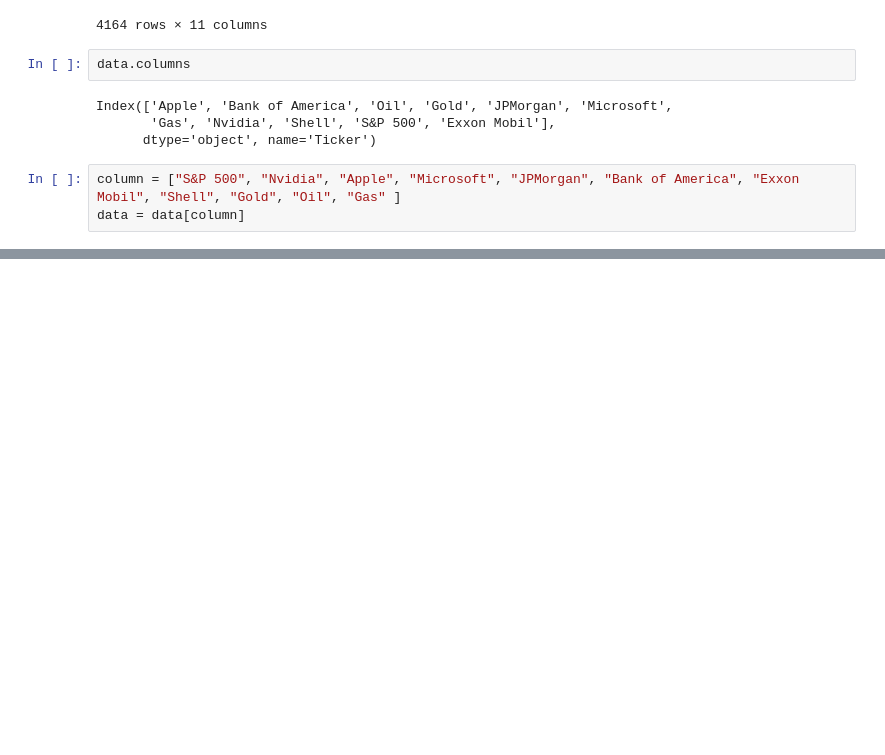
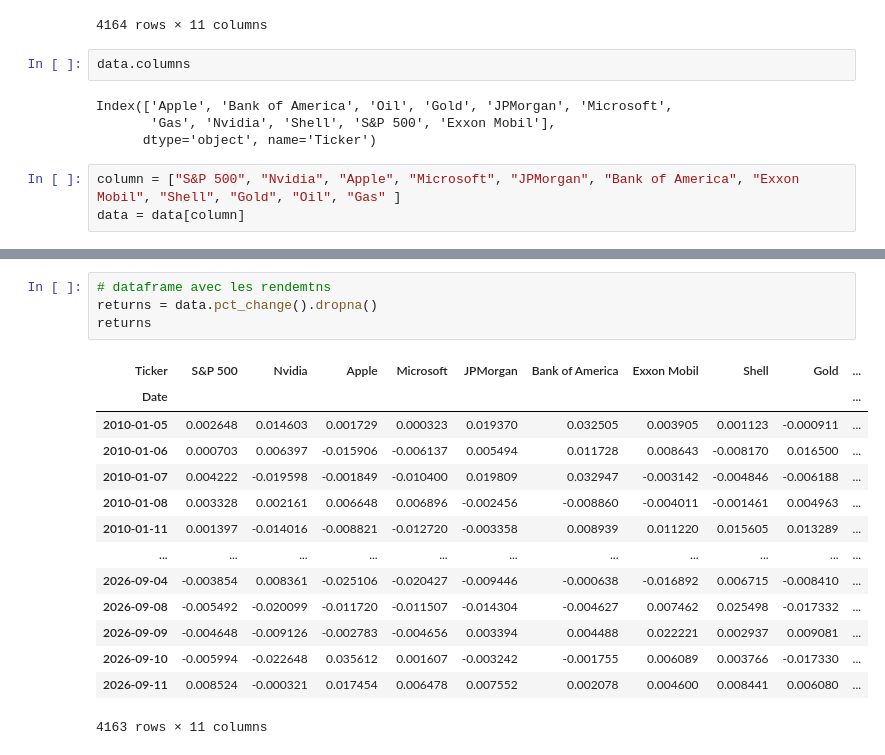
Before and after one commit to rakotoan/Crash-Metrics, a Jupyter notebook: Crash_Metrics.ipynb, the cells around one changed output, grey strips where cells are left out. Cells and saved outputs as stored; diff of their text form; blank space fills up the shorter version.

```diff
--- a/Crash_Metrics.ipynb
+++ b/Crash_Metrics.ipynb
@@ -199,3 +199,22 @@ data
 | 2026-09-10 | 757.830017 | 218.360001 | 326.570007 | 492.440002 | 353.559998 | 62.560001 | 165.229996 | 95.959999 | 396.359985 | ... |
 | 2026-09-11 | 764.289978 | 218.289993 | 332.269989 | 495.630005 | 356.230011 | 62.689999 | 165.990005 | 96.769997 | 398.769989 | ... |
 4164 rows × 11 columns
+# %%
+# dataframe avec les rendemtns
+returns = data.pct_change().dropna()
+returns
+# %% [output]
+| Ticker | S&P 500 | Nvidia | Apple | Microsoft | JPMorgan | Bank of America | Exxon Mobil | Shell | Gold | ... |
+| Date |  |  |  |  |  |  |  |  |  | ... |
+| 2010-01-05 | 0.002648 | 0.014603 | 0.001729 | 0.000323 | 0.019370 | 0.032505 | 0.003905 | 0.001123 | -0.000911 | ... |
+| 2010-01-06 | 0.000703 | 0.006397 | -0.015906 | -0.006137 | 0.005494 | 0.011728 | 0.008643 | -0.008170 | 0.016500 | ... |
+| 2010-01-07 | 0.004222 | -0.019598 | -0.001849 | -0.010400 | 0.019809 | 0.032947 | -0.003142 | -0.004846 | -0.006188 | ... |
+| 2010-01-08 | 0.003328 | 0.002161 | 0.006648 | 0.006896 | -0.002456 | -0.008860 | -0.004011 | -0.001461 | 0.004963 | ... |
+| 2010-01-11 | 0.001397 | -0.014016 | -0.008821 | -0.012720 | -0.003358 | 0.008939 | 0.011220 | 0.015605 | 0.013289 | ... |
+| ... | ... | ... | ... | ... | ... | ... | ... | ... | ... | ... |
+| 2026-09-04 | -0.003854 | 0.008361 | -0.025106 | -0.020427 | -0.009446 | -0.000638 | -0.016892 | 0.006715 | -0.008410 | ... |
+| 2026-09-08 | -0.005492 | -0.020099 | -0.011720 | -0.011507 | -0.014304 | -0.004627 | 0.007462 | 0.025498 | -0.017332 | ... |
+| 2026-09-09 | -0.004648 | -0.009126 | -0.002783 | -0.004656 | 0.003394 | 0.004488 | 0.022221 | 0.002937 | 0.009081 | ... |
+| 2026-09-10 | -0.005994 | -0.022648 | 0.035612 | 0.001607 | -0.003242 | -0.001755 | 0.006089 | 0.003766 | -0.017330 | ... |
+| 2026-09-11 | 0.008524 | -0.000321 | 0.017454 | 0.006478 | 0.007552 | 0.002078 | 0.004600 | 0.008441 | 0.006080 | ... |
+4163 rows × 11 columns
```
Also changed, not shown: parts of 8 cells of this notebook.
